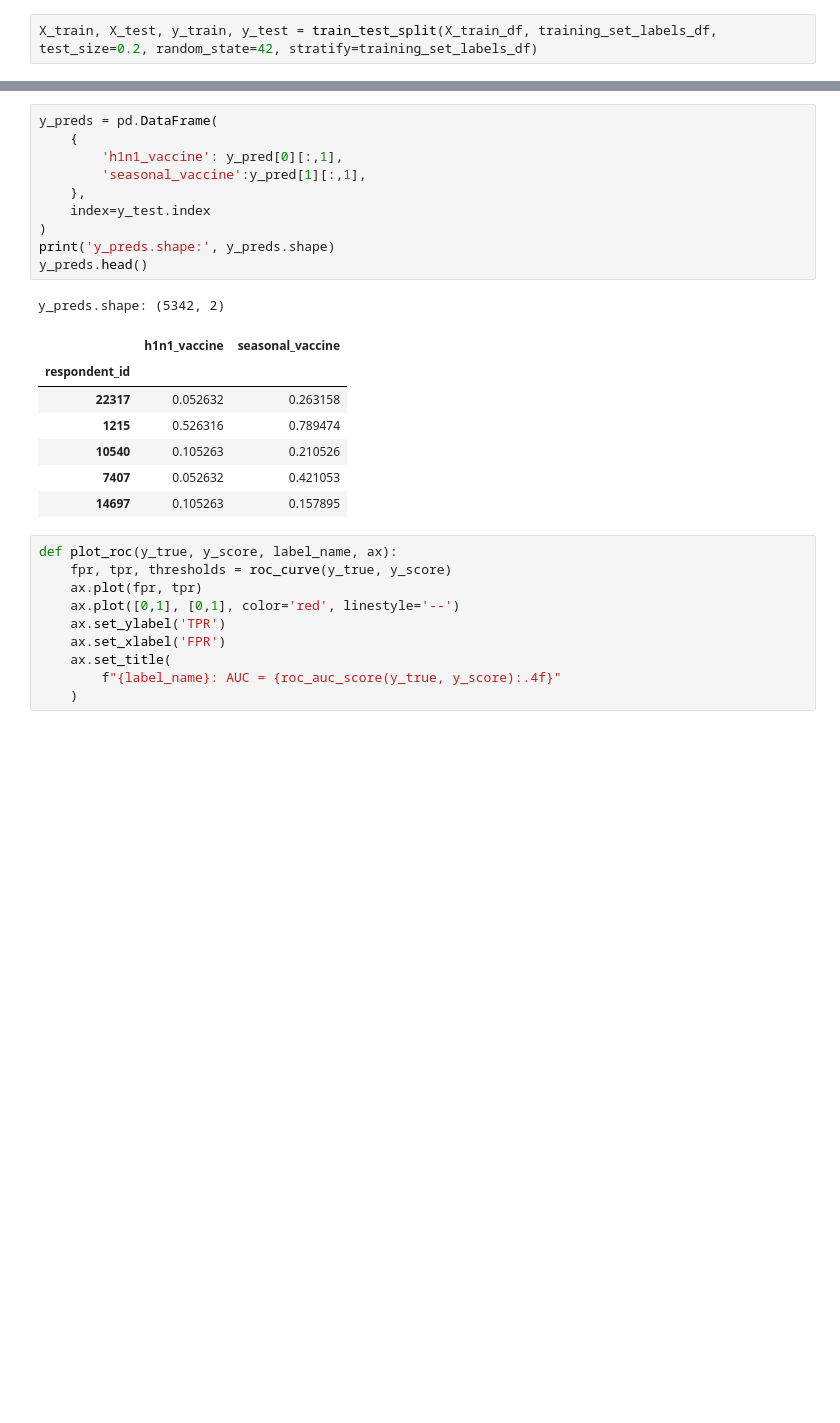
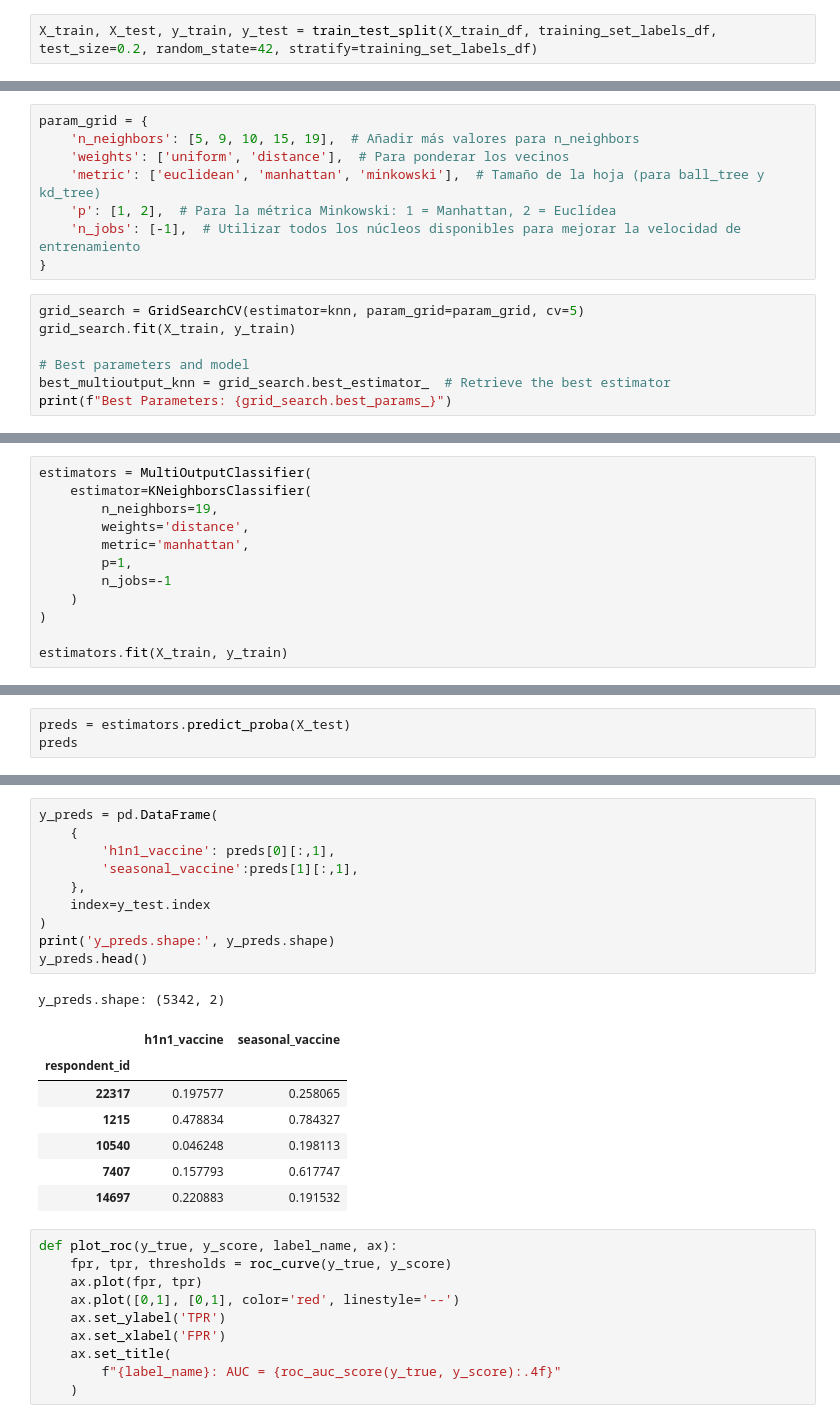
Before and after one commit to SERGI0HERREROS/MachineLearning, a Jupyter notebook: KNN(Estimators).ipynb, the cells around one changed output, grey strips where cells are left out. Saved outputs shown, nothing was run; the diff lists cells and outputs as text; blank space fills up the shorter version.

```diff
--- a/KNN(Estimators).ipynb
+++ b/KNN(Estimators).ipynb
@@ -82,0 +27,15 @@ Mejor valor de k: 19
+# %%
+param_grid = {
+    'n_neighbors': [5, 9, 10, 15, 19],  # Añadir más valores para n_neighbors
+    'weights': ['uniform', 'distance'],  # Para ponderar los vecinos
+    'metric': ['euclidean', 'manhattan', 'minkowski'],  # Tamaño de la hoja (para ball_tree y kd_tree)
+    'p': [1, 2],  # Para la métrica Minkowski: 1 = Manhattan, 2 = Euclídea
+    'n_jobs': [-1],  # Utilizar todos los núcleos disponibles para mejorar la velocidad de entrenamiento
+}
+# %%
+grid_search = GridSearchCV(estimator=knn, param_grid=param_grid, cv=5)
+grid_search.fit(X_train, y_train)
+
+# Best parameters and model
+best_multioutput_knn = grid_search.best_estimator_  # Retrieve the best estimator
+print(f"Best Parameters: {grid_search.best_params_}")
@@ -82,0 +44,12 @@ Mejor valor de k: 19
+# %%
+estimators = MultiOutputClassifier(
+    estimator=KNeighborsClassifier(
+        n_neighbors=19,
+        weights='distance',
+        metric='manhattan',
+        p=1,
+        n_jobs=-1
+    )
+)
+
+estimators.fit(X_train, y_train)
@@ -82,0 +60,3 @@ Mejor valor de k: 19
+# %%
+preds = estimators.predict_proba(X_test)
+preds
@@ -83,22 +78,22 @@ Mejor valor de k: 19
 # %%
 y_preds = pd.DataFrame(
     {
-        'h1n1_vaccine': y_pred[0][:,1],
-        'seasonal_vaccine':y_pred[1][:,1],
+        'h1n1_vaccine': preds[0][:,1],
+        'seasonal_vaccine':preds[1][:,1],
     },
     index=y_test.index
 )
 print('y_preds.shape:', y_preds.shape)
 y_preds.head()
 # %% [output]
 y_preds.shape: (5342, 2)
 |  | h1n1_vaccine | seasonal_vaccine |
 | respondent_id |  |  |
-| 22317 | 0.052632 | 0.263158 |
-| 1215 | 0.526316 | 0.789474 |
-| 10540 | 0.105263 | 0.210526 |
-| 7407 | 0.052632 | 0.421053 |
-| 14697 | 0.105263 | 0.157895 |
+| 22317 | 0.197577 | 0.258065 |
+| 1215 | 0.478834 | 0.784327 |
+| 10540 | 0.046248 | 0.198113 |
+| 7407 | 0.157793 | 0.617747 |
+| 14697 | 0.220883 | 0.191532 |
 # %%
 def plot_roc(y_true, y_score, label_name, ax):
     fpr, tpr, thresholds = roc_curve(y_true, y_score)
```
Also changed, not shown: parts of 15 cells of this notebook, 1 other file.
